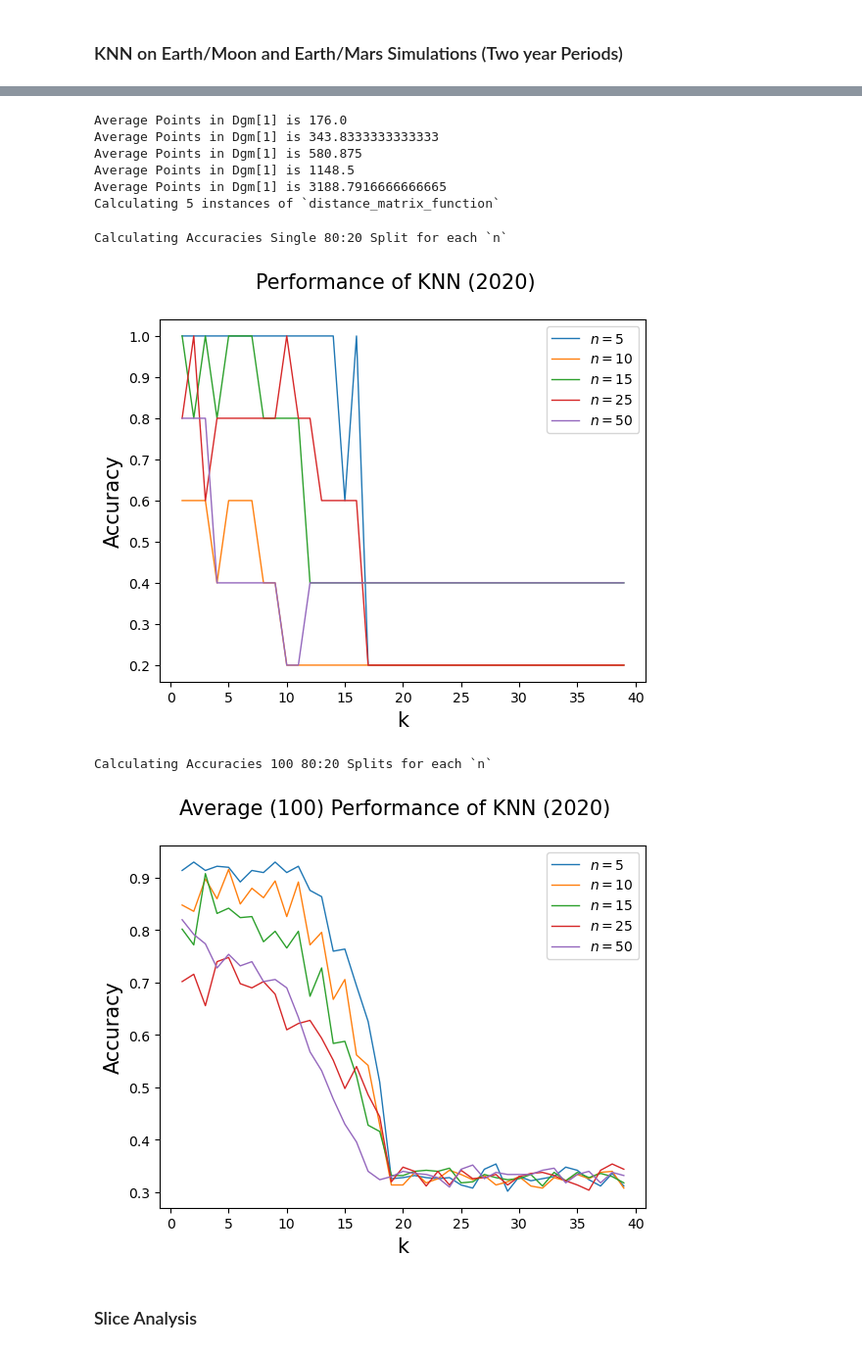
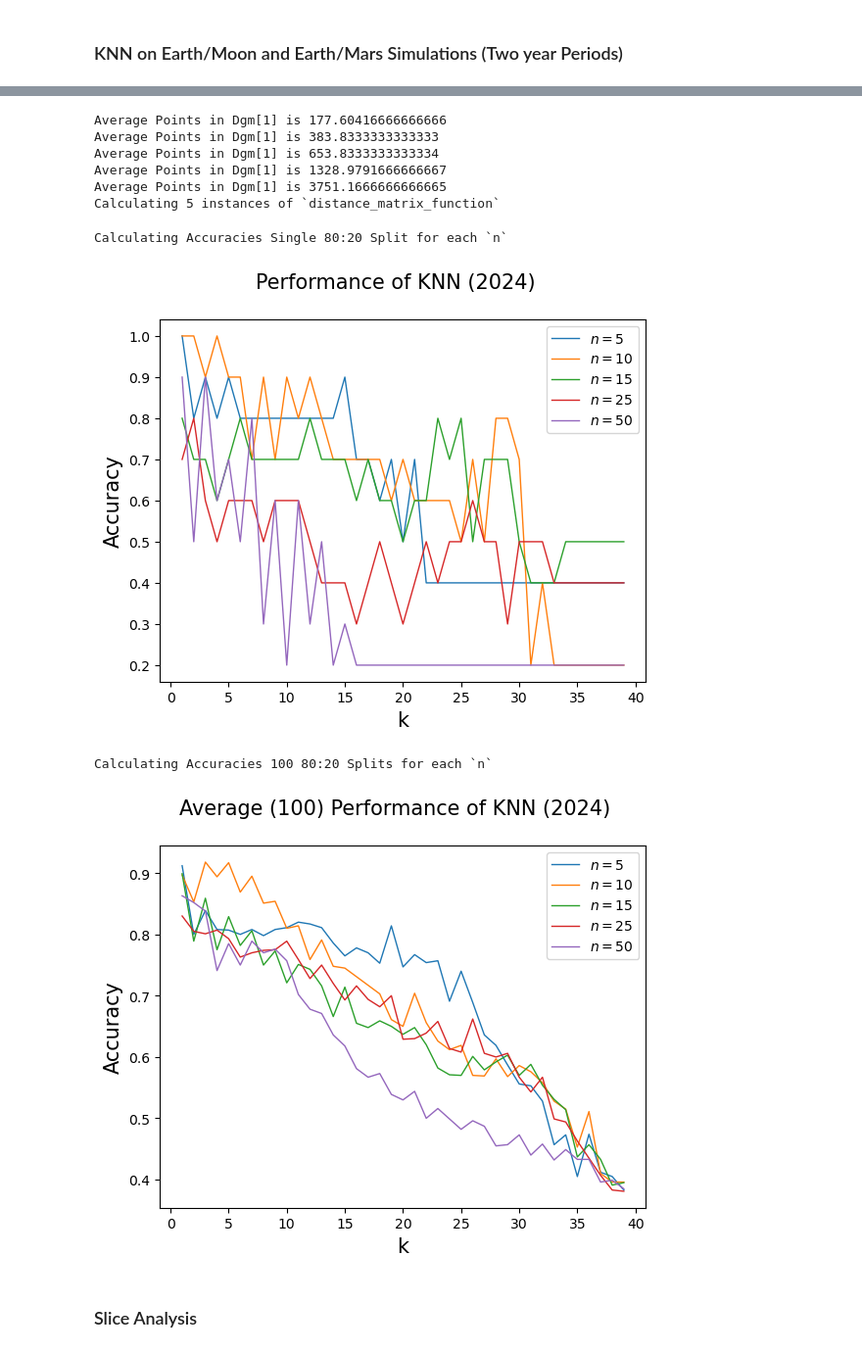
Before and after one commit to TheaMAS/sat-parser, a Jupyter notebook: Experiments.ipynb, the cells around one changed output, grey strips where cells are left out. Shown: that part at 98% size. Cells and saved outputs as stored; diff of their text form; code cells hidden in the pictures.

Commit message:
Update experiments notebook

```diff
--- a/Experiments.ipynb
+++ b/Experiments.ipynb
@@ -566,0 +614,32 @@ Calculating Accuracies 100 80:20 Splits for each `n`
+# %%
+import seaborn as sns
+for i in range(len(n_list)):
+    filename = f"distance_matrix_{simulation_count}_{n_list[i]}_h{dim}"
+    matrix = distance_matrix(distance_matrix_functions[i], diagrams[i], x[i])
+
+    # print(distance_matrix_functions[i])
+    mmax = np.max(matrix)
+    plot = sns.heatmap(matrix / mmax, vmax=.8, square=True, cbar=False, xticklabels=False, yticklabels=False)
+    fig = plot.get_figure()
+    fig.savefig(f"{filename}.png")
+
+    content = ""
+    nmatrix = (matrix / mmax).tolist()
+    # content = "\\begin{table}[ht]\n"
+    # content += "\\begin{center}\n"
+    content += "\\begin{tabular}{*{" + str(len(nmatrix)) + "}{R}}\n"
+
+    str_rows = []
+    for row in nmatrix:
+        # content += ",".join(["{:.2f}".format(entry) for entry in row]) + "\n"
+        # content += " ".join([str(entry) for entry in row]) + "\n"
+        str_rows.append(" & ".join(["{:.2f}".format(entry) for entry in row]))
+        # content += " & ".join(["{:.2f}".format(entry) for entry in row]) + "\\\\\n"
+    content += " \\\\\n".join(str_rows) + "\n"
+
+    content += "\\end{tabular}\n"
+    # content += "\\end{center}\n"
+    # content += "\\end{table}"
+
+    with open(f"./outputs/experiments/{filename}.table", "w") as file:
+        file.write(content)
@@ -573,12 +654,14 @@ n_list = [5, 10, 15, 25, 50]
 # simulation_count = 50 # number of simulations to run for each `n`
 simulation_count = 1
 
-year = 2020
-months = 12
+year = 2024
+months = 24
 dates = []
 for month in range(months):
     date = datetime(year + int(month / 12), month % 12 + 1, 1)
     dates.append(date)
+
+print(len(dates))
 
 # date = datetime.now()
 print(f"Running KNN Simulations for Year = {year}")
@@ -696,6 +779,9 @@ ax.set_ylabel("Accuracy", fontsize=15)
 fig.suptitle(f"Performance of KNN ({year})", fontsize=15)
 plt.legend(labels)
 plt.savefig(f"{folder_base}/knn_single_overlay_{year}.png")
+save_pgf_dat(f"{folder_base}/knn_single_overlay_{year}_{simulation_count}_h{dim}.dat",
+    [ks] + [accuracies[i] for i in range(len(n_list))],
+    ["x"] + [str(n) for n in n_list])
 plt.show()
 
 m = 100
@@ -727,5 +813,9 @@ ax.set_ylabel("Accuracy", fontsize=15)
 fig.suptitle(f"Average ({m}) Performance of KNN ({year})", fontsize=15)
 plt.legend(labels)
 plt.savefig(f"{folder_base}/knn_average_training_overlay_{year}.png")
+save_pgf_dat(
+    f"{folder_base}/knn_single_overlay_average_{year}_{simulation_count}_h{dim}.dat",
+    [ks] + [accuracies[i] for i in range(len(n_list))],
+    ["x"] + [str(n) for n in n_list])
 plt.show()
 # %% [output]
@@ -745,13 +839,13 @@ Running SOAP on 120 ORB files
-Average Points in Dgm[1] is 176.0
-Average Points in Dgm[1] is 343.8333333333333
-Average Points in Dgm[1] is 580.875
-Average Points in Dgm[1] is 1148.5
-Average Points in Dgm[1] is 3188.7916666666665
+Average Points in Dgm[1] is 177.60416666666666
+Average Points in Dgm[1] is 383.8333333333333
+Average Points in Dgm[1] is 653.8333333333334
+Average Points in Dgm[1] is 1328.9791666666667
+Average Points in Dgm[1] is 3751.1666666666665
 Calculating 5 instances of `distance_matrix_function`
 Calculating Accuracies Single 80:20 Split for each `n`
-[figure, old version]
+[figure, new version]
 Calculating Accuracies 100 80:20 Splits for each `n`
-[figure, old version]
+[figure, new version]
 # %% [markdown]
 ### Slice Analysis
 # %%
```
Also changed, not shown: parts of 6 cells of this notebook.
